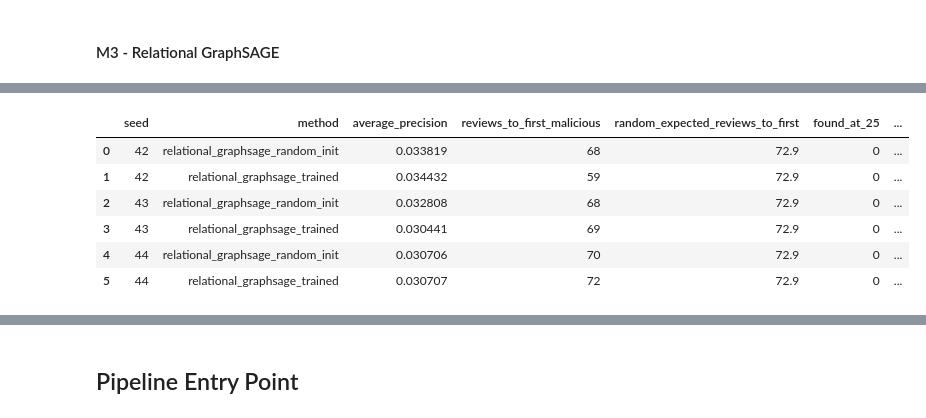
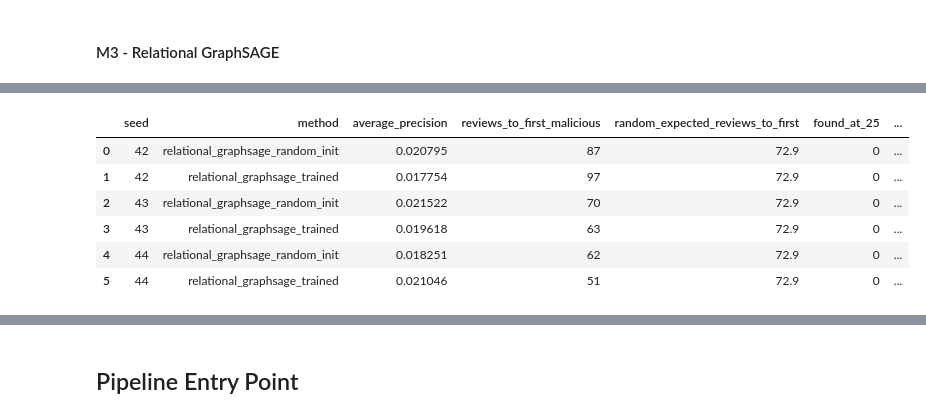
Before and after one commit to MekaelWasti/Cyber-Telemetry, a Jupyter notebook: Notebooks/Graph Triage Baseline v0.ipynb, the cells around one changed output, grey strips where cells are left out. Cells and saved outputs as stored; diff of their text form; code cells hidden in the pictures.

```diff
--- a/Notebooks/Graph Triage Baseline v0.ipynb
+++ b/Notebooks/Graph Triage Baseline v0.ipynb
@@ -1156,13 +1153,8 @@ def train_node2vec(
         num_workers=0,
     )
 
-    parameters = (
-        list(encoder.parameters())
-        + list(decoder.parameters())
-    )
-
-    optimizer = torch.optim.Adam(
-        parameters(),
+    optimizer = torch.optim.SparseAdam(
+        model.parameters(),
         lr=config["learning_rate"],
     )
 
@@ -1182,9 +1174,6 @@ def train_node2vec(
             )
 
             loss.backward()
-
-            torch.nn.utils.clip_grad_norm_(parameters, max_norm=1.0)
-
             optimizer.step()
 
             total_loss += loss.detach().item()
@@ -1272,6 +1308,10 @@ for seed in EXPERIMENT_SEEDS:
         process_embeddings,
         graph_data["process"].session_id.cpu(),
         n_sessions=len(session_table),
+    )
+    assert_graph_session_representation(
+        session_embeddings,
+        base_dimension=NODE2VEC_CONFIG["embedding_dim"],
     )
 
     X_m2 = StandardScaler().fit_transform(
@@ -1547,9 +1625,13 @@ def train_relational_graphsage(
             .cpu()
         )
 
+    parameters = (
+        list(encoder.parameters())
+        + list(decoder.parameters())
+    )
+
     optimizer = torch.optim.Adam(
-        list(encoder.parameters())
-        + list(decoder.parameters()),
+        parameters,
         lr=config["learning_rate"],
     )
 
@@ -1659,6 +1741,7 @@ def train_relational_graphsage(
         loss = torch.stack(relation_losses).mean()
 
         loss.backward()
+        torch.nn.utils.clip_grad_norm_(parameters, max_norm=1.0)
         optimizer.step()
 
         assert torch.isfinite(loss).all()
@@ -1720,6 +1803,10 @@ for seed in EXPERIMENT_SEEDS:
             process_embeddings,
             process_session_ids,
             n_sessions=len(session_table),
+        )
+        assert_graph_session_representation(
+            session_embeddings,
+            base_dimension=M3_CONFIG["output_dim"],
         )
 
         X_m3 = StandardScaler().fit_transform(
@@ -1795,10 +1882,10 @@ seed=44 epoch=08 loss=1.2103
 |  | seed | method | average_precision | reviews_to_first_malicious | random_expected_reviews_to_first | found_at_25 | ... |
-| 0 | 42 | relational_graphsage_random_init | 0.033819 | 68 | 72.9 | 0 | ... |
-| 1 | 42 | relational_graphsage_trained | 0.034432 | 59 | 72.9 | 0 | ... |
-| 2 | 43 | relational_graphsage_random_init | 0.032808 | 68 | 72.9 | 0 | ... |
-| 3 | 43 | relational_graphsage_trained | 0.030441 | 69 | 72.9 | 0 | ... |
-| 4 | 44 | relational_graphsage_random_init | 0.030706 | 70 | 72.9 | 0 | ... |
-| 5 | 44 | relational_graphsage_trained | 0.030707 | 72 | 72.9 | 0 | ... |
+| 0 | 42 | relational_graphsage_random_init | 0.020795 | 87 | 72.9 | 0 | ... |
+| 1 | 42 | relational_graphsage_trained | 0.017754 | 97 | 72.9 | 0 | ... |
+| 2 | 43 | relational_graphsage_random_init | 0.021522 | 70 | 72.9 | 0 | ... |
+| 3 | 43 | relational_graphsage_trained | 0.019618 | 63 | 72.9 | 0 | ... |
+| 4 | 44 | relational_graphsage_random_init | 0.018251 | 62 | 72.9 | 0 | ... |
+| 5 | 44 | relational_graphsage_trained | 0.021046 | 51 | 72.9 | 0 | ... |
 # %%
 m3_metric_columns = [
     column
```
Also changed, not shown: parts of 18 cells of this notebook, 1 other file.
